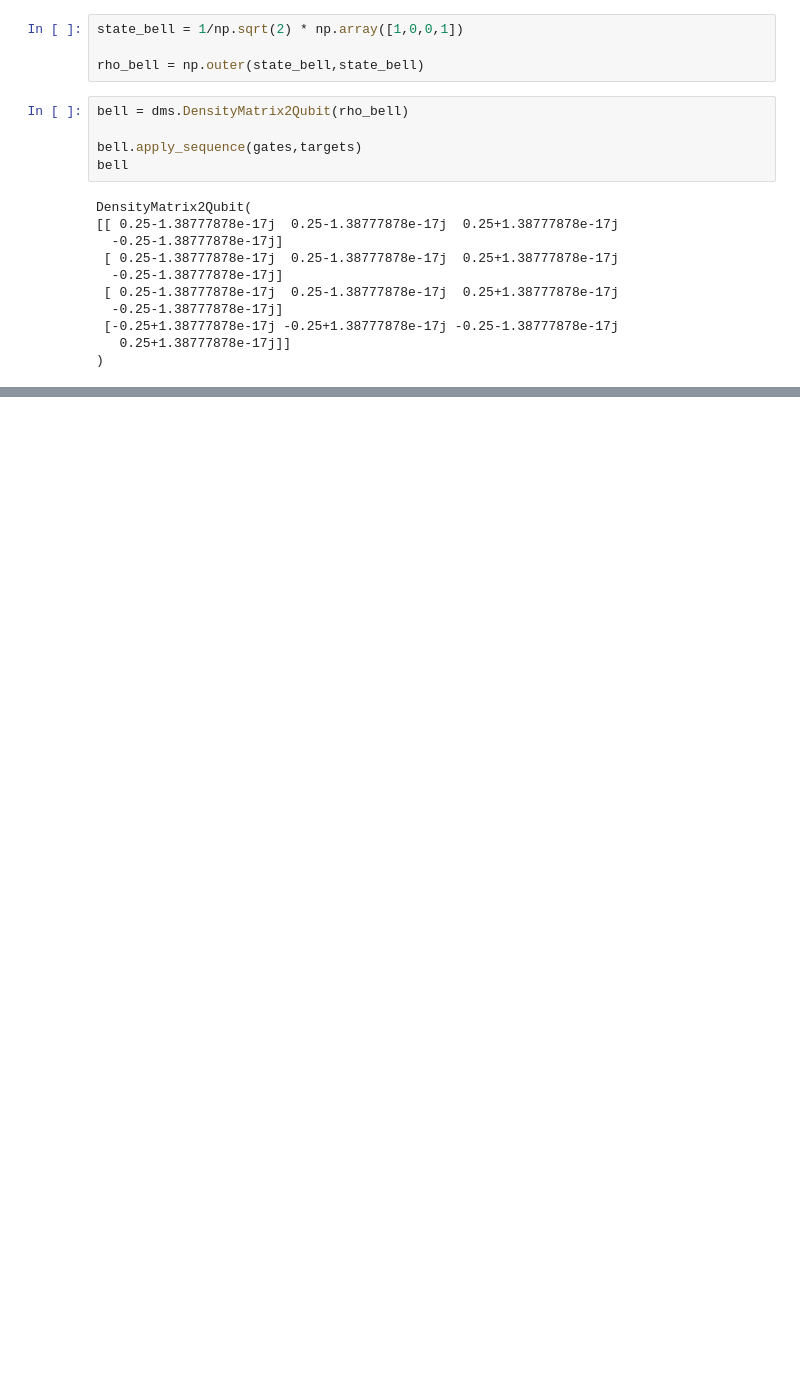
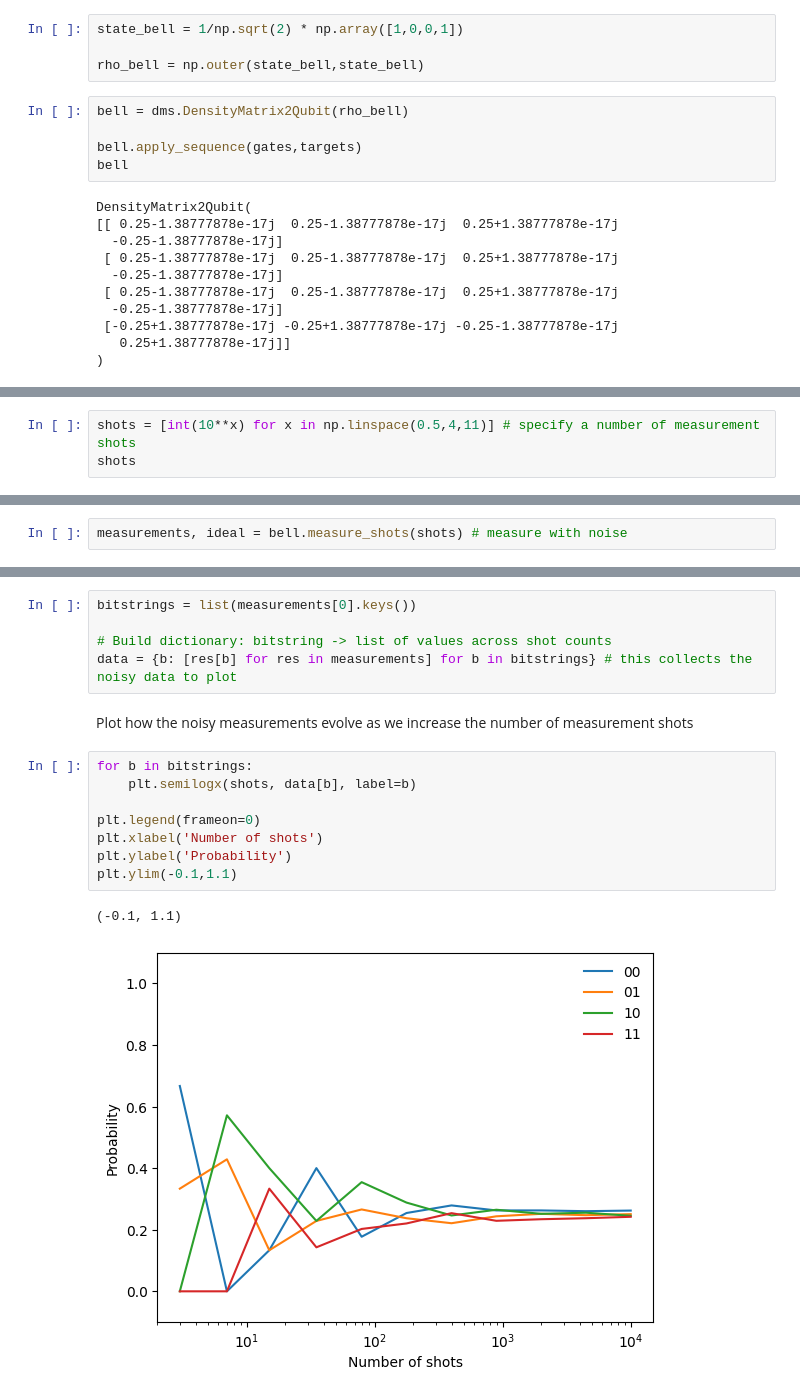
Before and after one commit to QC2-python-SE/cubeit, a Jupyter notebook: testing_DM_class.ipynb, the cells around one changed output, grey strips where cells are left out. Saved outputs shown, nothing was run; the diff lists cells and outputs as text; blank space fills up the shorter version.

```diff
--- a/testing_DM_class.ipynb
+++ b/testing_DM_class.ipynb
@@ -159,0 +134,3 @@ array(DensityMatrix2Qubit(
+# %%
+shots = [int(10**x) for x in np.linspace(0.5,4,11)] # specify a number of measurement shots
+shots
@@ -159,0 +139,2 @@ array(DensityMatrix2Qubit(
+# %%
+measurements, ideal = bell.measure_shots(shots) # measure with noise
@@ -159,0 +165,18 @@ array(DensityMatrix2Qubit(
+# %%
+bitstrings = list(measurements[0].keys())
+
+# Build dictionary: bitstring -> list of values across shot counts
+data = {b: [res[b] for res in measurements] for b in bitstrings} # this collects the noisy data to plot
+# %% [markdown]
+Plot how the noisy measurements evolve as we increase the number of measurement shots
+# %%
+for b in bitstrings:
+    plt.semilogx(shots, data[b], label=b)
+
+plt.legend(frameon=0)
+plt.xlabel('Number of shots')
+plt.ylabel('Probability')
+plt.ylim(-0.1,1.1)
+# %% [output]
+(-0.1, 1.1)
+[figure, added]
```
Also changed, not shown: parts of 24 cells of this notebook, 1 other file.
